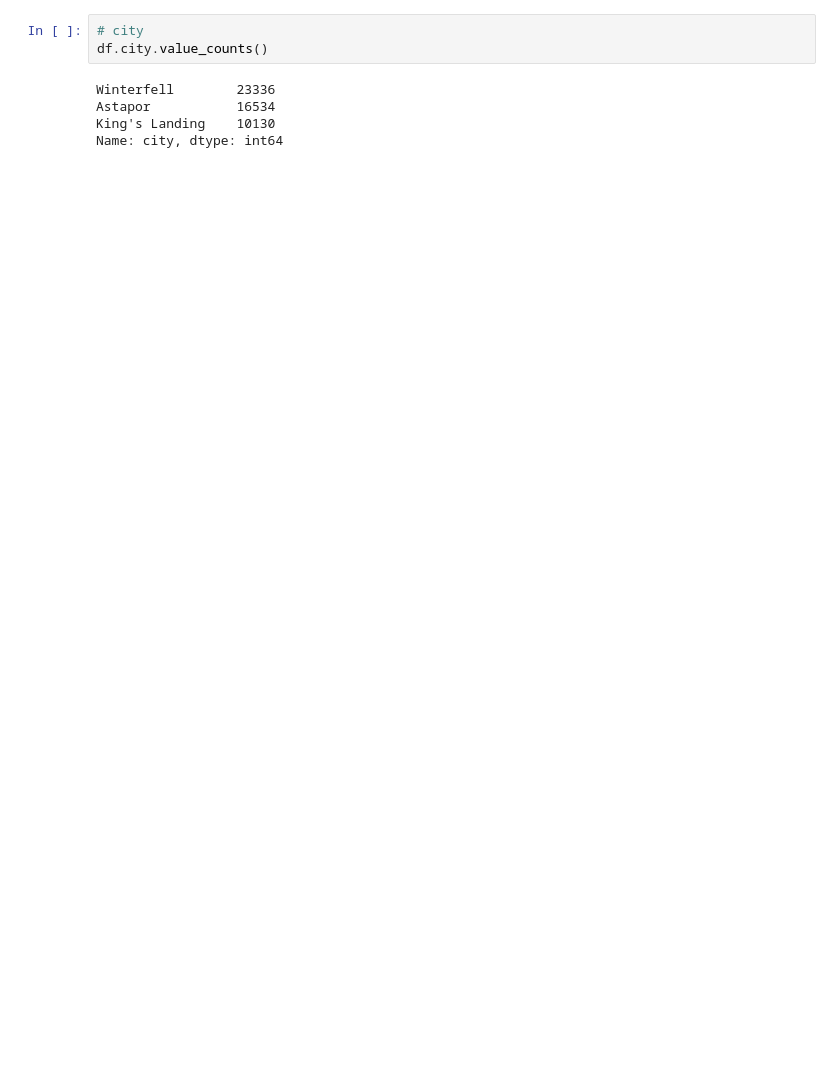
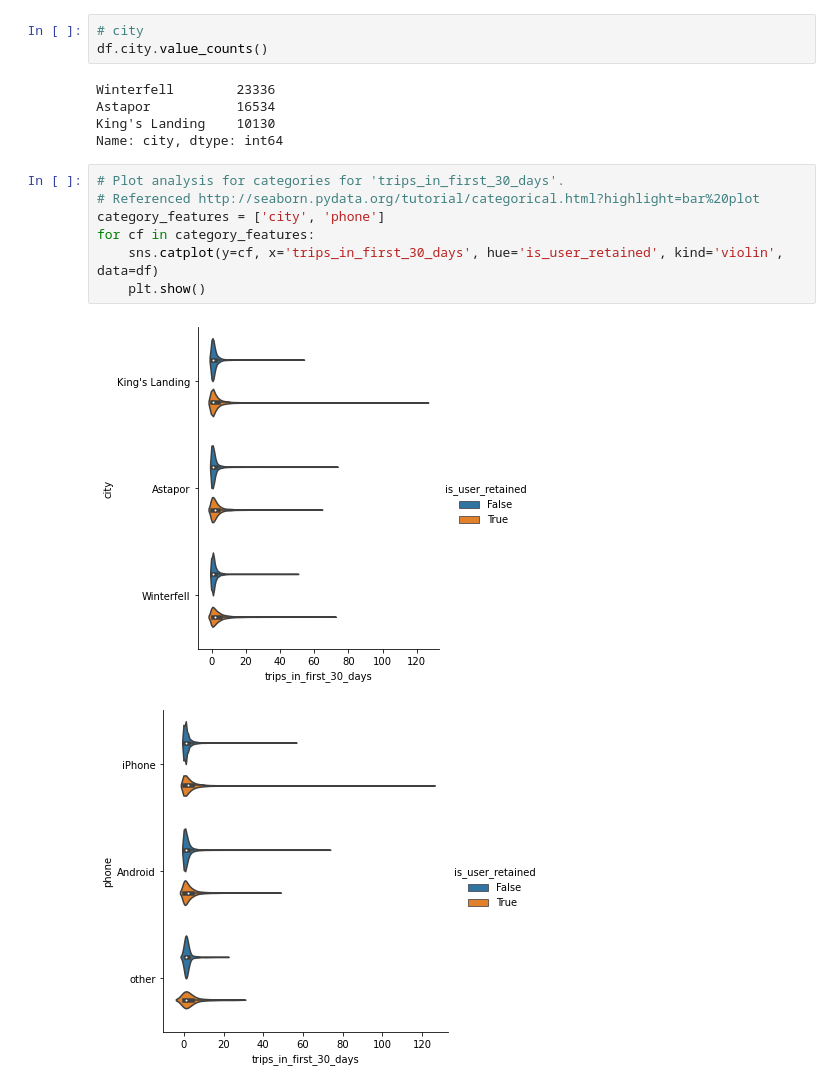
Before and after one commit to JasonCaldwellMBA/Ultimate_Challenge, a Jupyter notebook: Part_3_Predictive_modeling.ipynb, the cells around one changed output. Saved outputs shown, nothing was run; the diff lists cells and outputs as text; blank space fills up the shorter version.

```diff
--- a/Part_3_Predictive_modeling.ipynb
+++ b/Part_3_Predictive_modeling.ipynb
@@ -210,6 +252,16 @@ Winterfell        23336
 Astapor           16534
 King's Landing    10130
 Name: city, dtype: int64
+# %%
+# Plot analysis for categories for 'trips_in_first_30_days'.
+# Referenced http://seaborn.pydata.org/tutorial/categorical.html?highlight=bar%20plot
+category_features = ['city', 'phone']
+for cf in category_features:
+    sns.catplot(y=cf, x='trips_in_first_30_days', hue='is_user_retained', kind='violin', data=df)
+    plt.show()
+# %% [output]
+[figure, added]
+[figure, added]
 # %%
 # Date time need to be numeric for model later on.
 df.signup_date = pd.to_numeric(df.signup_date)
```
Also changed, not shown: parts of 8 cells of this notebook.
